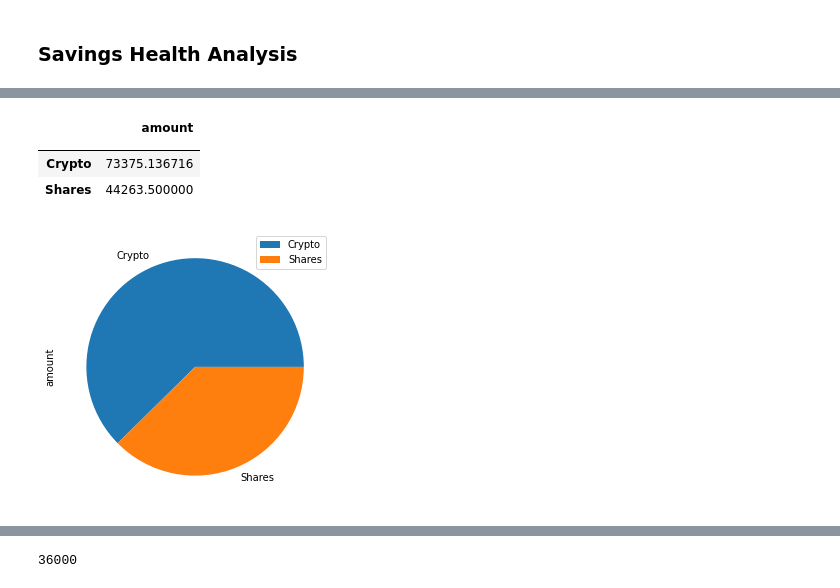
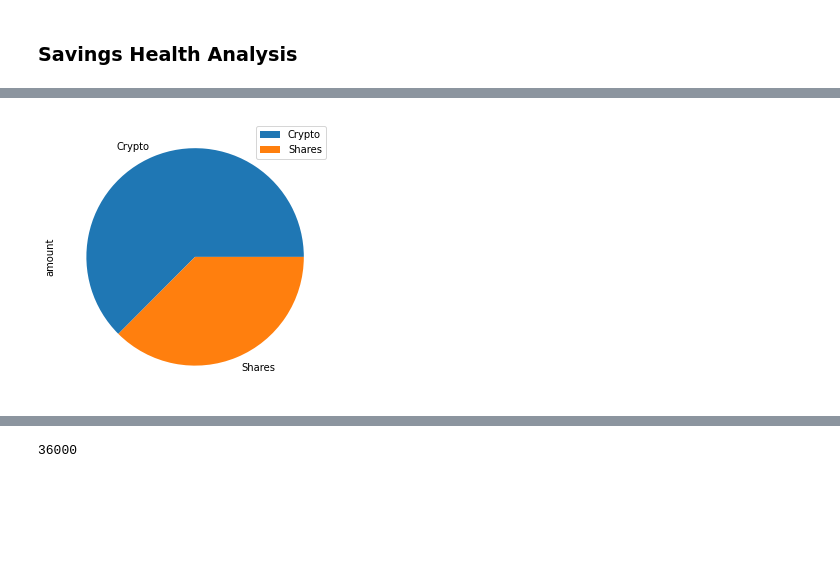
Before and after one commit to NDKD/Homework-Week5, a Jupyter notebook: financial-planner.ipynb, the cells around one changed output, grey strips where cells are left out. Drawn from its saved outputs; the diff is of its cells as text; code cells hidden in the pictures; blank space fills up the shorter version.

```diff
--- a/financial-planner.ipynb
+++ b/financial-planner.ipynb
@@ -284,19 +249,7 @@ df_assets.sort_index()
 # %%
-# Create savings DataFrame
+# Plot savings pie chart
 # YOUR CODE HERE!
-df_savings_c = df_assets
+
+plot= df_assets.plot.pie (subplots=True, figsize=(5,5))
+# %% [output]
+[figure, added]
-# %%
-# Display savings DataFrame
-display(df_savings_c)
-# %% [output]
-|  | amount |
-|  |  |
-| Crypto | 73375.136716 |
-| Shares | 44263.500000 |
-# %%
-# Plot savings pie chart
-# YOUR CODE HERE!
-
-plot= df_savings_c.plot.pie (subplots=True, figsize=(5,5))
-# %% [output]
-[figure, removed]
```
Also changed, not shown: parts of 58 cells of this notebook.
